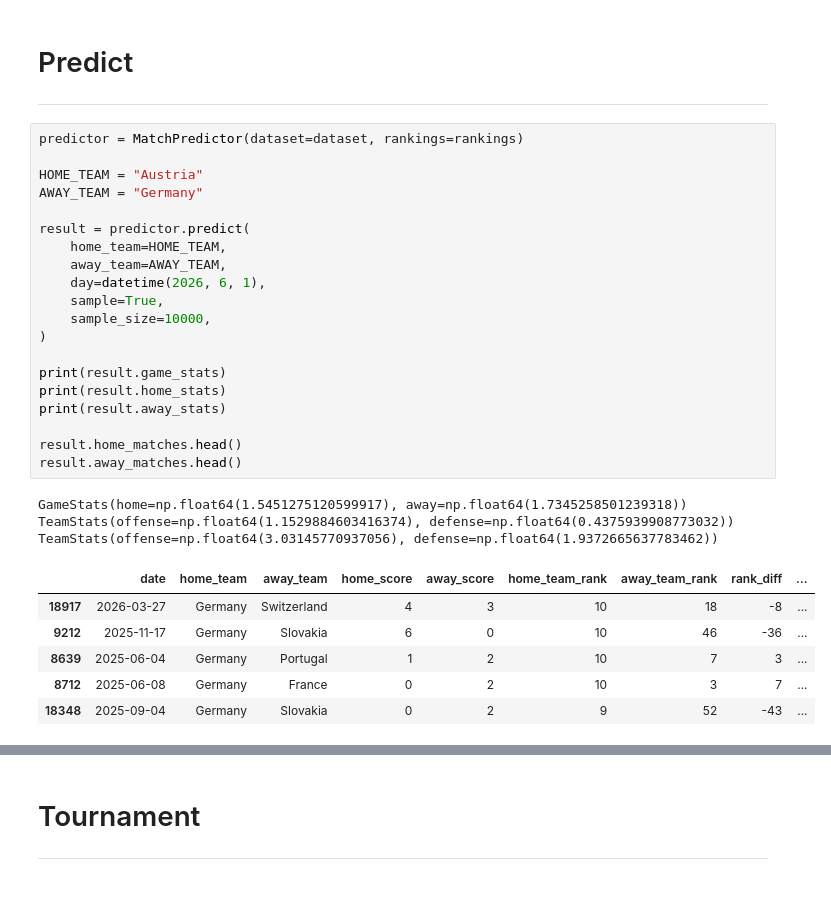
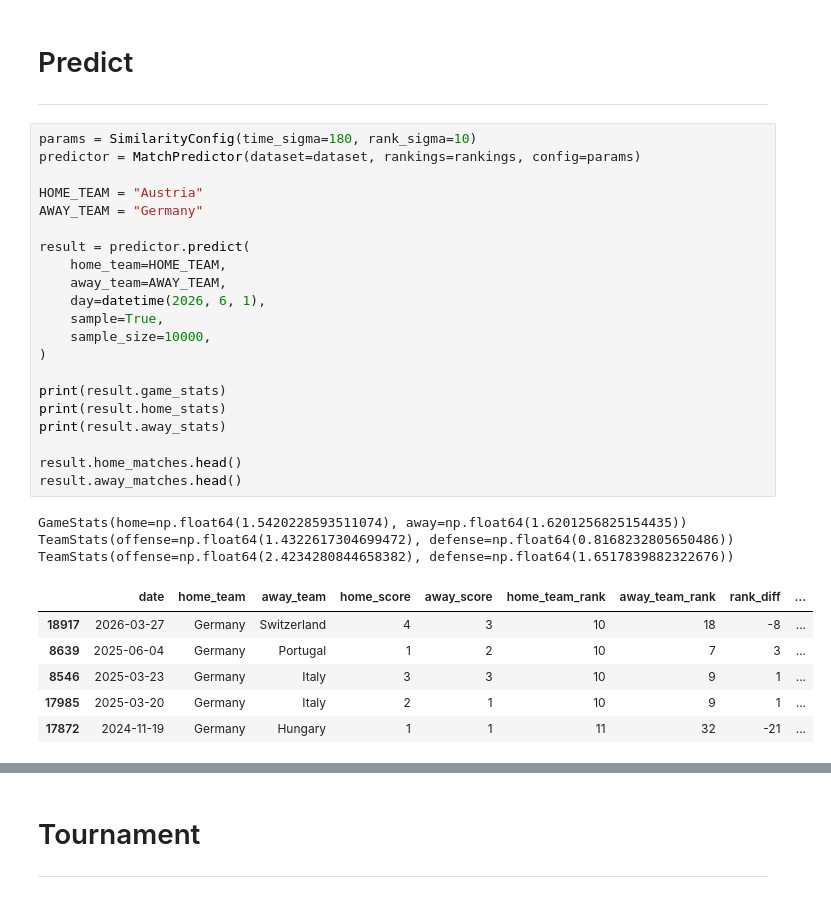
Before and after one commit to bernhard-pfann/soccer-predictions, a Jupyter notebook: main.ipynb, the cells around one changed output, grey strips where cells are left out. Saved outputs shown, nothing was run; the diff lists cells and outputs as text.

```diff
--- a/main.ipynb
+++ b/main.ipynb
@@ -46,32 +46,33 @@ dataset.head()
 # Predict
 ***
 # %%
-predictor = MatchPredictor(dataset=dataset, rankings=rankings)
+params = SimilarityConfig(time_sigma=180, rank_sigma=10)
+predictor = MatchPredictor(dataset=dataset, rankings=rankings, config=params)
 
 HOME_TEAM = "Austria"
 AWAY_TEAM = "Germany"
 
 result = predictor.predict(
     home_team=HOME_TEAM,
     away_team=AWAY_TEAM,
     day=datetime(2026, 6, 1),
     sample=True,
     sample_size=10000,
 )
 
 print(result.game_stats)
 print(result.home_stats)
 print(result.away_stats)
 
 result.home_matches.head()
 result.away_matches.head()
 # %% [output]
-GameStats(home=np.float64(1.5451275120599917), away=np.float64(1.7345258501239318))
-TeamStats(offense=np.float64(1.1529884603416374), defense=np.float64(0.4375939908773032))
-TeamStats(offense=np.float64(3.03145770937056), defense=np.float64(1.9372665637783462))
+GameStats(home=np.float64(1.5420228593511074), away=np.float64(1.6201256825154435))
+TeamStats(offense=np.float64(1.4322617304699472), defense=np.float64(0.8168232805650486))
+TeamStats(offense=np.float64(2.4234280844658382), defense=np.float64(1.6517839882322676))
 |  | date | home_team | away_team | home_score | away_score | home_team_rank | away_team_rank | rank_diff | ... |
 | 18917 | 2026-03-27 | Germany | Switzerland | 4 | 3 | 10 | 18 | -8 | ... |
-| 9212 | 2025-11-17 | Germany | Slovakia | 6 | 0 | 10 | 46 | -36 | ... |
 | 8639 | 2025-06-04 | Germany | Portugal | 1 | 2 | 10 | 7 | 3 | ... |
-| 8712 | 2025-06-08 | Germany | France | 0 | 2 | 10 | 3 | 7 | ... |
-| 18348 | 2025-09-04 | Germany | Slovakia | 0 | 2 | 9 | 52 | -43 | ... |
+| 8546 | 2025-03-23 | Germany | Italy | 3 | 3 | 10 | 9 | 1 | ... |
+| 17985 | 2025-03-20 | Germany | Italy | 2 | 1 | 10 | 9 | 1 | ... |
+| 17872 | 2024-11-19 | Germany | Hungary | 1 | 1 | 11 | 32 | -21 | ... |
```
Also changed, not shown: parts of 5 cells of this notebook, 1 other file.
